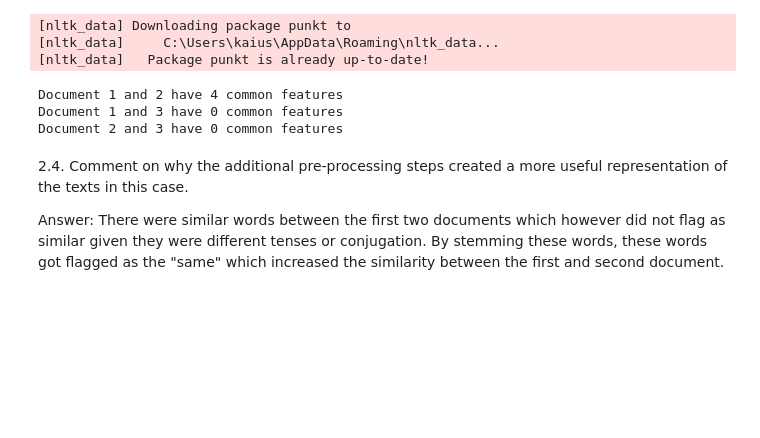
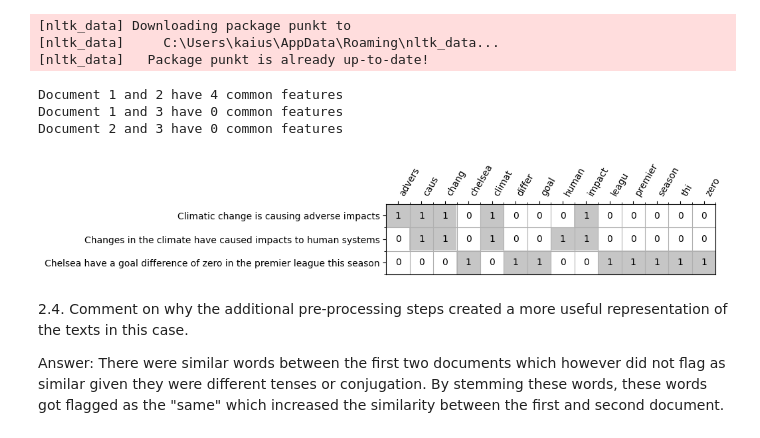
Before and after one commit to kaifoerster/TaD-programming-excercise1, a Jupyter notebook: assignment1_Kai_Foerster.ipynb, the cells around one changed output. Cells and saved outputs as stored; diff of their text form; code cells hidden in the pictures; blank space fills up the shorter version.

```diff
--- a/assignment1_Kai_Foerster.ipynb
+++ b/assignment1_Kai_Foerster.ipynb
@@ -254,20 +255,52 @@ vocab = vectorizer.get_feature_names_out()
 [nltk_data] Downloading package punkt to
 [nltk_data]     C:\Users\kaius\AppData\Roaming\nltk_data...
 [nltk_data]   Package punkt is already up-to-date!
-# %%
-similarity_matrix = text_similarity(dfm)
-
-# Print the similarity matrix
-#print("Text Similarity Matrix:")
-#print(similarity_matrix)
-
-print("Document 1 and 2 have", similarity_matrix[0,1], "common features")
-print("Document 1 and 3 have", similarity_matrix[0,2], "common features")
-print("Document 2 and 3 have", similarity_matrix[1,2], "common features")
-# %% [output]
-Document 1 and 2 have 4 common features
-Document 1 and 3 have 0 common features
-Document 2 and 3 have 0 common features
+# %%
+fig, ax = plt.subplots()
+
+X = dfm.todense()
+
+# Plot a heatmap of the dfm
+ax.imshow(
+    X,
+    cmap = "Greys",
+    norm = Normalize(vmin=0, vmax=3)
+)
+
+# Create a grid using minor ticks
+ax.set_xticks(np.arange(X.shape[1])+0.5, minor=True)
+ax.set_yticks(np.arange(X.shape[0])+0.5, minor=True)
+ax.grid(which="minor", zorder=5)
+
+# Set up x labels
+ax.xaxis.tick_top()
+ax.set_xticks(np.arange(X.shape[1]))
+ax.set_xticklabels(vocab, rotation=60, ha="left", va="bottom")
+
+# Set up y labels
+ax.set_yticks(range(len(texts)))
+ax.set_yticklabels(texts)
+
+# Put the numbers in
+for m in range(X.shape[0]):
+    for n in range(X.shape[1]):
+        ax.text(n, m, X[m, n], ha="center", va="center")
+
+
+similarity_matrix = text_similarity(dfm)
+
+# Print the similarity matrix
+#print("Text Similarity Matrix:")
+#print(similarity_matrix)
+
+print("Document 1 and 2 have", similarity_matrix[0,1], "common features")
+print("Document 1 and 3 have", similarity_matrix[0,2], "common features")
+print("Document 2 and 3 have", similarity_matrix[1,2], "common features")
+# %% [output]
+Document 1 and 2 have 4 common features
+Document 1 and 3 have 0 common features
+Document 2 and 3 have 0 common features
+[figure, added]
 # %% [markdown]
 2.4. Comment on why the additional pre-processing steps created a more useful representation of the texts in
 this case.
```
Also changed, not shown: parts of 2 cells of this notebook.
